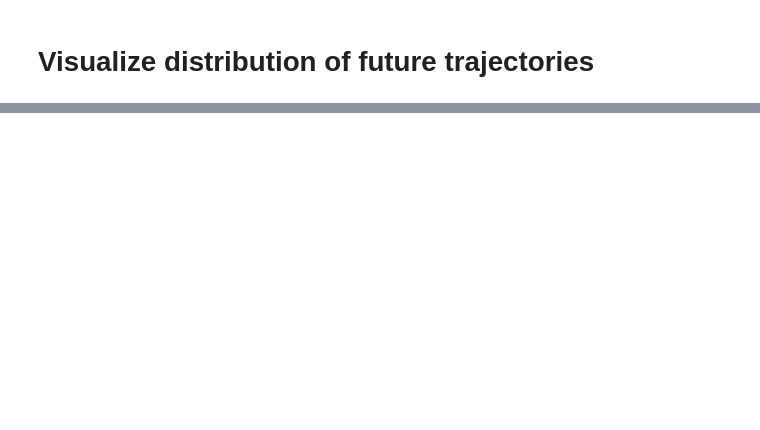
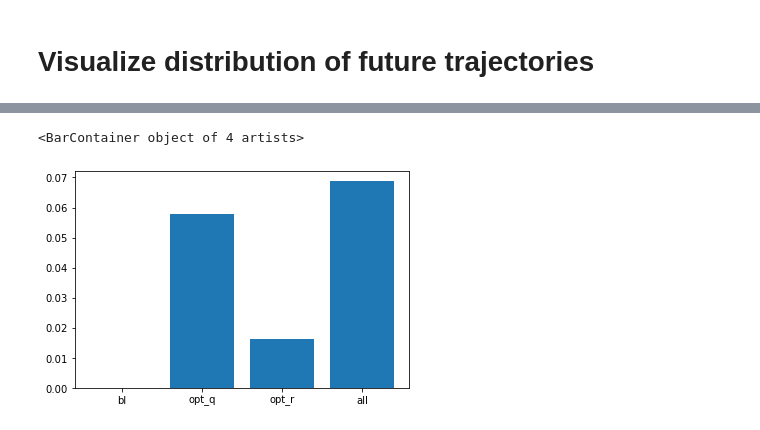
Before and after one commit to fengzileee/nus-cs5340, a Jupyter notebook: notebooks/constant-vel-kf.ipynb, the cells around one changed output, grey strips where cells are left out. Saved outputs shown, nothing was run; the diff lists cells and outputs as text; code cells hidden in the pictures; blank space fills up the shorter version.

```diff
--- a/notebooks/constant-vel-kf.ipynb
+++ b/notebooks/constant-vel-kf.ipynb
@@ -156,0 +106,27 @@ array([[ 8.88205607,  4.92836906],
+# %%
+Q = np.eye(4) * 0.05
+R = np.eye(4) * 0.05
+pred = ConstantVelocityKFPredictor(N_future=4, dt=0.4, Q=Q, R=R)
+evaluator = DistanceErrorEvaluator(N_future=4)
+evaluator.evaluate(pred, trajlets)
+baseline = evaluator.statistic()
+# %%
+pred = ConstantVelocityKFPredictor(N_future=4, dt=0.4, R=R)
+evaluator = DistanceErrorEvaluator(N_future=4)
+evaluator.evaluate(pred, trajlets)
+q_opt = evaluator.statistic()
+# %%
+pred = ConstantVelocityKFPredictor(N_future=4, dt=0.4, Q=Q)
+evaluator = DistanceErrorEvaluator(N_future=4)
+evaluator.evaluate(pred, trajlets)
+r_opt = evaluator.statistic()
+# %%
+m = 'ade'
+x = ['bl', 'opt_q', 'opt_r', 'all']
+y = np.array([baseline[m][0], q_opt[m][0],r_opt[m][0],res_state[m][0]])
+y = (baseline[m][0]/y - 1)
+
+plt.bar(x, y)
+# %% [output]
+<BarContainer object of 4 artists>
+[figure, added]
```
Also changed, not shown: parts of 12 cells of this notebook, 4 other files.
